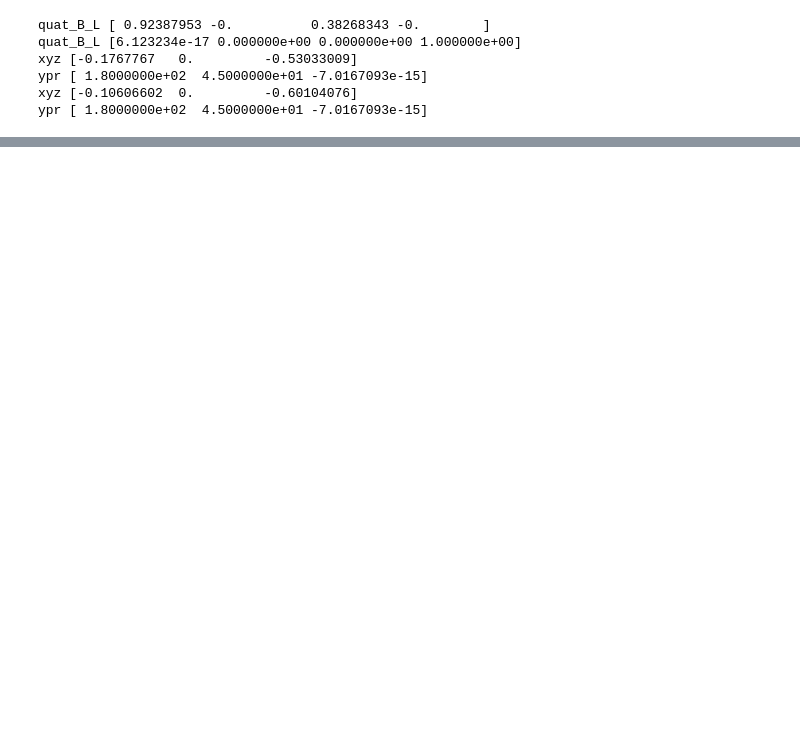
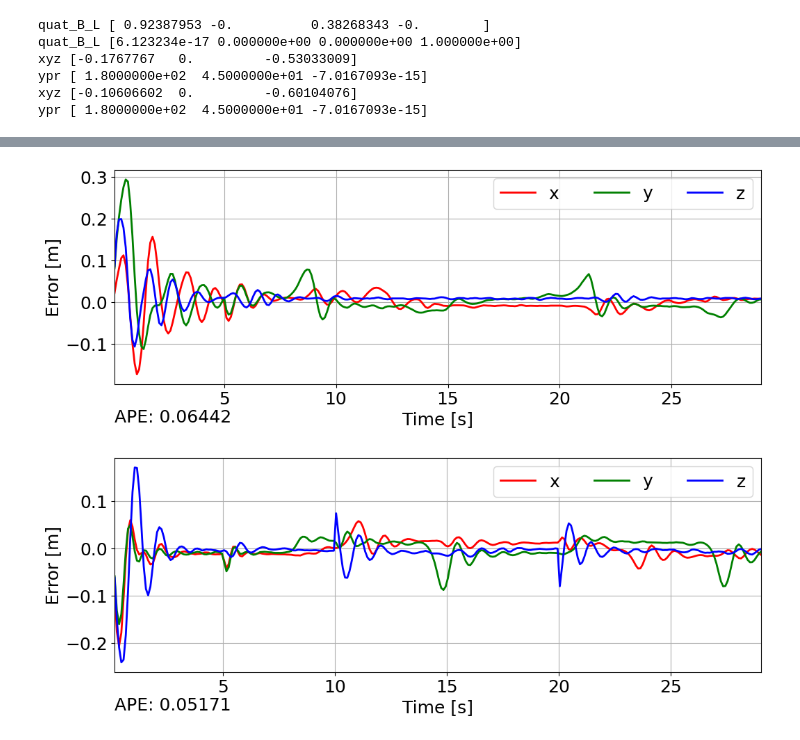
Before and after one commit to pheneliu/GPTR_UWB, a Jupyter notebook: gptr/scripts/analysis_sim.ipynb, the cells around one changed output, grey strips where cells are left out. Saved outputs shown, nothing was run; the diff lists cells and outputs as text; code cells hidden in the pictures; blank space fills up the shorter version.

```diff
--- a/gptr/scripts/analysis_sim.ipynb
+++ b/gptr/scripts/analysis_sim.ipynb
@@ -8,8 +8,9 @@ import pandas as pd
 import matplotlib.pyplot as plt
 import myutil.myutil as util
 
+from evo.core import metrics
+import evo.core.sync as sync
 import evo.core.trajectory as evotraj
-import evo.core.sync as sync
 
 log_path = '/media/tmn/mySataSSD1/Experiments/gptr/logs/lio/sim_cloud_avia_mid_dynamic_extrinsics/'
 gtr_path = '/media/tmn/mySataSSD1/Experiments/gptr/cloud_avia_mid_dynamic_extrinsics/gtr/'
@@ -20,6 +21,9 @@ xtrz_log = log_path + '/extrinsics_1.csv'
 # The path to the trajectories
 traj_est_logs = [log_path + '/gptraj_0.csv',
                  log_path + '/gptraj_1.csv']
+
+traj_estkf_logs = [log_path + '/gptr_kf/lidar_0_pose.pcd',
+                   log_path + '/gptr_kf/lidar_1_pose.pcd']
 
 # Trajectory groundtruth error
 traj_gtr_logs = [gtr_path + '/lidar_0_gtr.pcd',
@@ -217,0 +220,44 @@ for lidx in range(len(traj_est_data)):
+# %%
+# Load the trajectory
+traj_estkf_data = []
+for log in traj_estkf_logs:
+    traj_estkf_data.append(np.loadtxt(log, delimiter=' ', skiprows=11))
+
+traj_gtr_data = []
+for log in traj_gtr_logs:
+    traj_gtr_data.append(np.loadtxt(log, delimiter=' ', skiprows=11))
+
+for lidx in range(len(traj_estkf_data)):
+    # Get the traj_estkf
+    traj_estkf = traj_estkf_data[lidx]
+    traj_estkf = evotraj.PoseTrajectory3D(positions_xyz=traj_estkf[:, [0, 1, 2]], orientations_quat_wxyz=traj_estkf[:, [8, 5, 6, 7]], timestamps=traj_estkf[:, 4])
+
+    # Get the traj gtr
+    traj_gtr = traj_gtr_data[lidx]
+    traj_gtr = evotraj.PoseTrajectory3D(positions_xyz=traj_gtr[:, 0:3], orientations_quat_wxyz=traj_gtr[:, [8, 5, 6, 7]], timestamps=traj_gtr[:, 3])
+
+    traj_estkf, traj_gtr = sync.associate_trajectories(traj_estkf, traj_gtr, max_diff=0.2)
+    traj_err = evotraj.PoseTrajectory3D(positions_xyz=traj_estkf.positions_xyz - traj_gtr.positions_xyz, \
+                                        orientations_quat_wxyz=traj_estkf.orientations_quat_wxyz, timestamps=traj_estkf.timestamps)
+
+    # Find the RMSE
+    rmse = calculate_metric(traj_estkf, traj_gtr)
+
+    plt.rcParams.update({'font.size':18})
+    fig, ax = plt.subplots(ncols=1, nrows=1, figsize=(12, 4))
+    ax.plot(traj_err.timestamps, traj_err.positions_xyz[:, 0], 'r', linewidth=2, label='x')
+    ax.plot(traj_err.timestamps, traj_err.positions_xyz[:, 1], 'g', linewidth=2, label='y')
+    ax.plot(traj_err.timestamps, traj_err.positions_xyz[:, 2], 'b', linewidth=2, label='z')
+
+    # Stamp the ATE
+    ax.text(0, -0.18, f'APE: {rmse:.5f}', transform=ax.transAxes)
+
+    ax.set_xlim([np.min(traj_estkf.timestamps), np.max(traj_estkf.timestamps-1.0)])
+    # ax.set_ylim([-0.06, 0.06])
+    ax.legend(ncols=3)
+    ax.grid('on')
+    ax.set_xlabel('Time [s]')
+    ax.set_ylabel('Error [m]')
+# %% [output]
+[figure, added]
+[figure, added]
```
Also changed, not shown: parts of 2 cells of this notebook, 4 other files.
